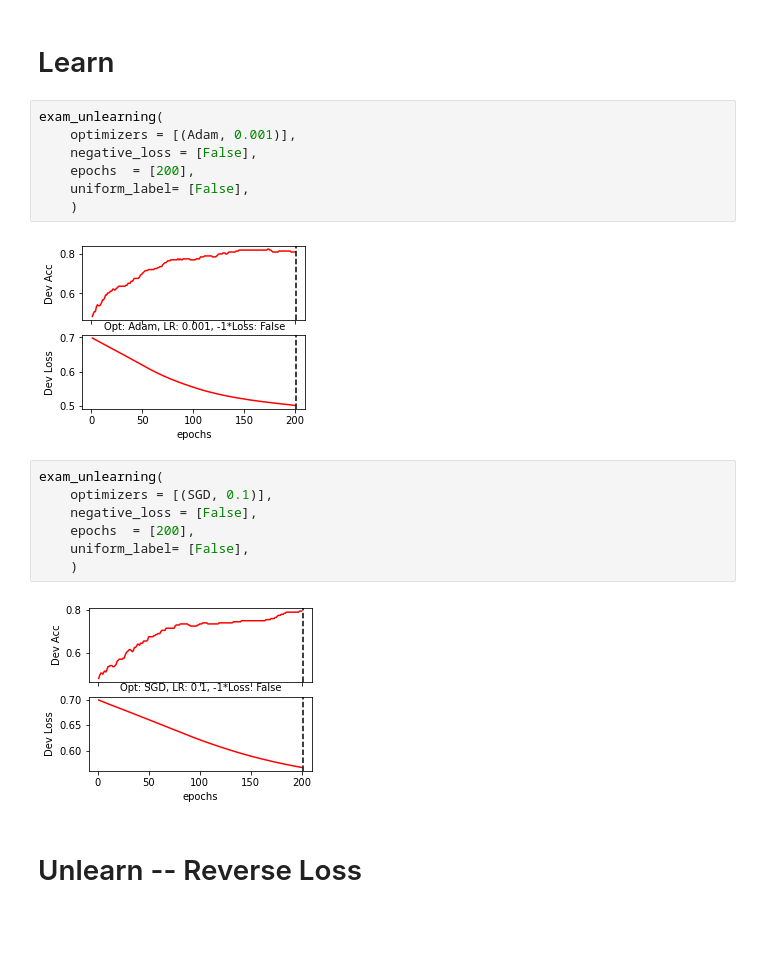
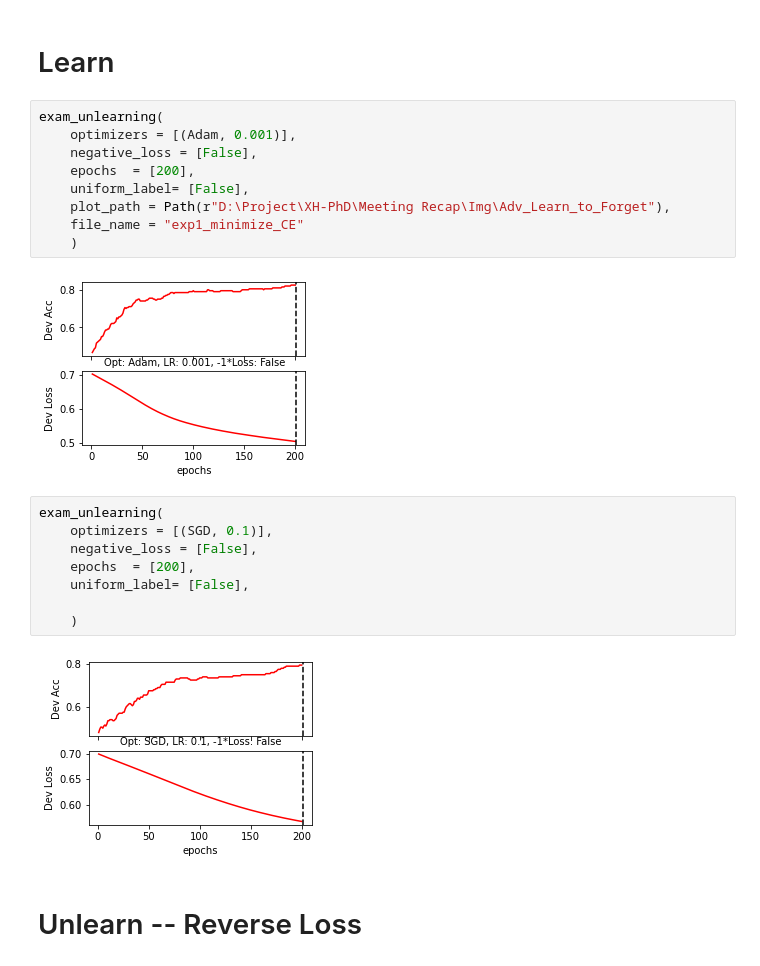
Before and after one commit to Libr-AI/fairlib, a Jupyter notebook: dev/dev_unleanring.ipynb, the cells around one changed output. Saved outputs shown, nothing was run; the diff lists cells and outputs as text; blank space fills up the shorter version.

```diff
--- a/dev/dev_unleanring.ipynb
+++ b/dev/dev_unleanring.ipynb
@@ -160,23 +167,26 @@ def exam_unlearning(
 # %% [markdown]
 # Learn
+# %%
+exam_unlearning(
+    optimizers = [(Adam, 0.001)],
+    negative_loss = [False],
+    epochs  = [200],
+    uniform_label= [False],
+    plot_path = Path(r"D:\Project\XH-PhD\Meeting Recap\Img\Adv_Learn_to_Forget"),
+    file_name = "exp1_minimize_CE"
+    )
+# %% [output]
+[figure, added]
 # %%
 exam_unlearning(
-    optimizers = [(Adam, 0.001)],
+    optimizers = [(SGD, 0.1)],
     negative_loss = [False],
     epochs  = [200],
     uniform_label= [False],
+
     )
 # %% [output]
-[figure, old version]
+[figure, new version]
-# %%
-exam_unlearning(
-    optimizers = [(SGD, 0.1)],
-    negative_loss = [False],
-    epochs  = [200],
-    uniform_label= [False],
-    )
-# %% [output]
-[figure, removed]
 # %% [markdown]
 # Unlearn -- Reverse Loss
 # %%
```
Also changed, not shown: parts of 3 cells of this notebook.
